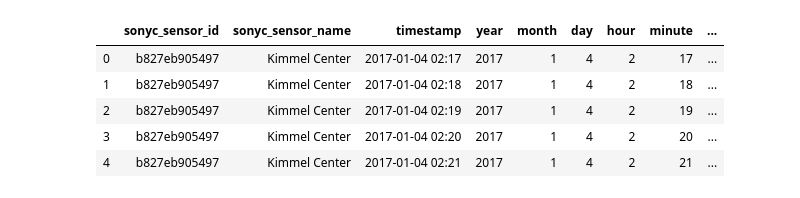
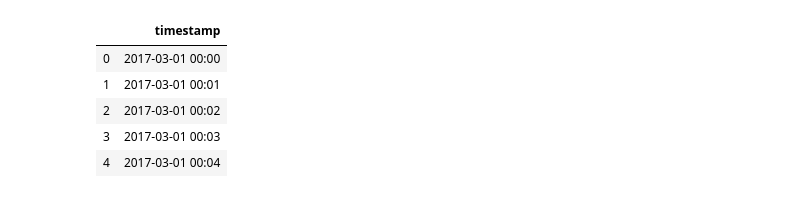
Before and after one commit to meiguan/urban_birds, a Jupyter notebook: clean/merge_clean_data.ipynb, the cells around one changed output. Saved outputs shown, nothing was run; the diff lists cells and outputs as text; code cells hidden in the pictures.

```diff
--- a/clean/merge_clean_data.ipynb
+++ b/clean/merge_clean_data.ipynb
@@ -22,9 +30,9 @@ yamnet = pd.read_csv(config.dataFol+'clean_yamnet/clean_yamnet.csv',
 # %%
-spl.head()
+df.head()
 # %% [output]
-|  | sonyc_sensor_id | sonyc_sensor_name | timestamp | year | month | day | hour | minute | ... |
-| 0 | b827eb905497 | Kimmel Center | 2017-01-04 02:17 | 2017 | 1 | 4 | 2 | 17 | ... |
-| 1 | b827eb905497 | Kimmel Center | 2017-01-04 02:18 | 2017 | 1 | 4 | 2 | 18 | ... |
-| 2 | b827eb905497 | Kimmel Center | 2017-01-04 02:19 | 2017 | 1 | 4 | 2 | 19 | ... |
-| 3 | b827eb905497 | Kimmel Center | 2017-01-04 02:20 | 2017 | 1 | 4 | 2 | 20 | ... |
-| 4 | b827eb905497 | Kimmel Center | 2017-01-04 02:21 | 2017 | 1 | 4 | 2 | 21 | ... |
+|  | timestamp |
+| 0 | 2017-03-01 00:00 |
+| 1 | 2017-03-01 00:01 |
+| 2 | 2017-03-01 00:02 |
+| 3 | 2017-03-01 00:03 |
+| 4 | 2017-03-01 00:04 |
```
Also changed, not shown: parts of 17 cells of this notebook, 3 other files.
